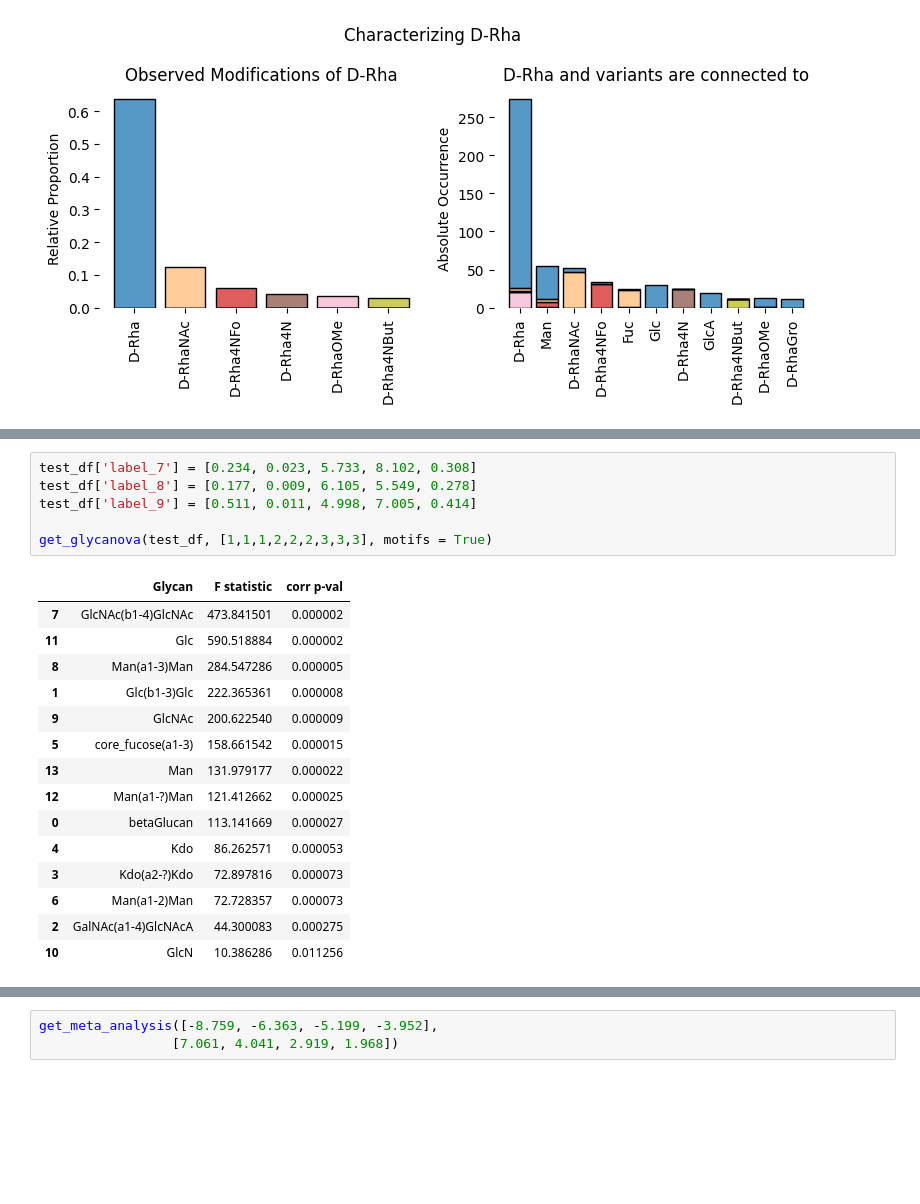
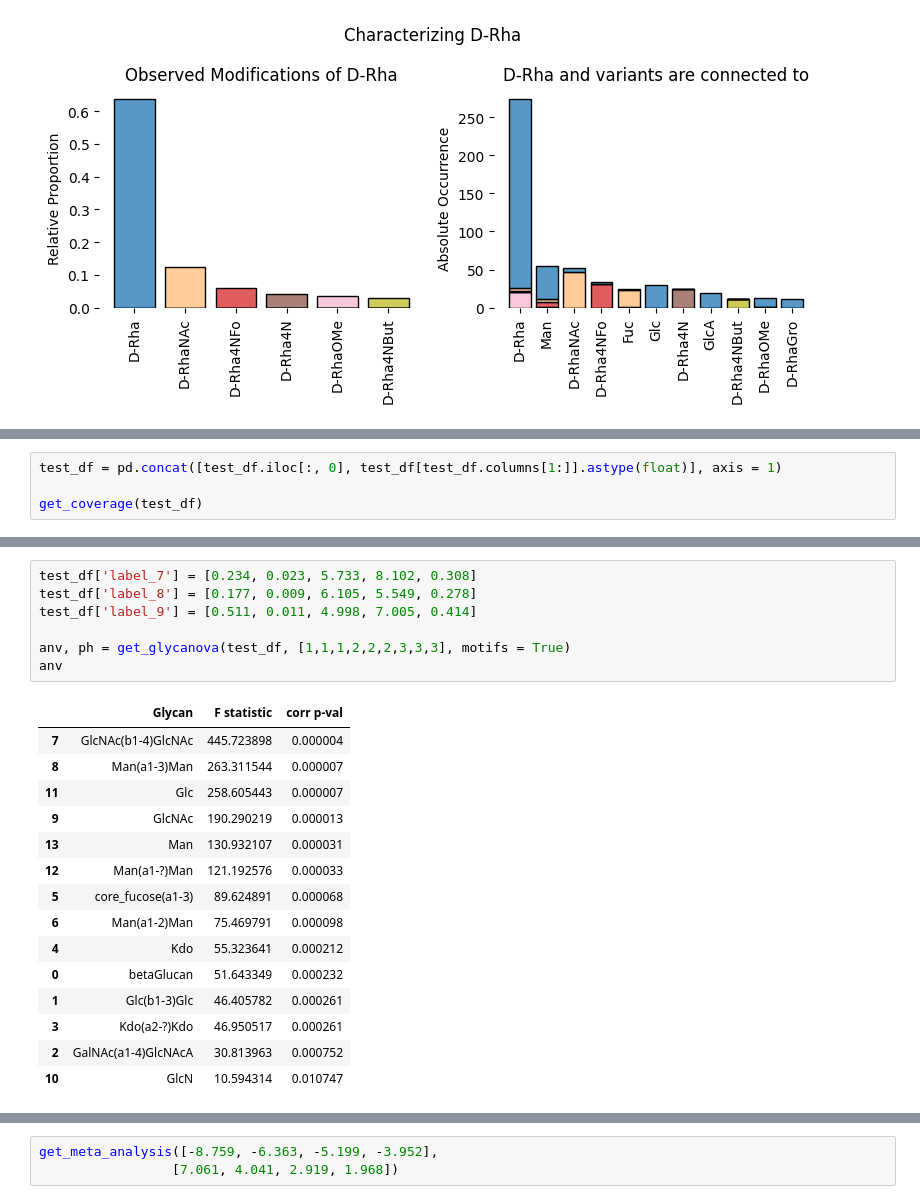
Before and after one commit to BojarLab/glycowork, a Jupyter notebook: _proc/03_motif.ipynb, the cells around one changed output, grey strips where cells are left out. Saved outputs shown, nothing was run; the diff lists cells and outputs as text; blank space fills up the shorter version.

```diff
--- a/_proc/03_motif.ipynb
+++ b/_proc/03_motif.ipynb
@@ -376,0 +396,4 @@ get_volcano(test_df, group1 = [4,5,6], group2 = [1,2,3],
+# %%
+test_df = pd.concat([test_df.iloc[:, 0], test_df[test_df.columns[1:]].astype(float)], axis = 1)
+
+get_coverage(test_df)
@@ -402,25 +518,26 @@ Calculate an ANOVA for each glycan (or motif) in the DataFrame
 # %%
 test_df['label_7'] = [0.234, 0.023, 5.733, 8.102, 0.308]
 test_df['label_8'] = [0.177, 0.009, 6.105, 5.549, 0.278]
 test_df['label_9'] = [0.511, 0.011, 4.998, 7.005, 0.414]
 
-get_glycanova(test_df, [1,1,1,2,2,2,3,3,3], motifs = True)
+anv, ph = get_glycanova(test_df, [1,1,1,2,2,2,3,3,3], motifs = True)
+anv
 # %% [output]
 |  | Glycan | F statistic | corr p-val |
-| 7 | GlcNAc(b1-4)GlcNAc | 473.841501 | 0.000002 |
-| 11 | Glc | 590.518884 | 0.000002 |
-| 8 | Man(a1-3)Man | 284.547286 | 0.000005 |
-| 1 | Glc(b1-3)Glc | 222.365361 | 0.000008 |
-| 9 | GlcNAc | 200.622540 | 0.000009 |
-| 5 | core_fucose(a1-3) | 158.661542 | 0.000015 |
-| 13 | Man | 131.979177 | 0.000022 |
-| 12 | Man(a1-?)Man | 121.412662 | 0.000025 |
-| 0 | betaGlucan | 113.141669 | 0.000027 |
-| 4 | Kdo | 86.262571 | 0.000053 |
-| 3 | Kdo(a2-?)Kdo | 72.897816 | 0.000073 |
-| 6 | Man(a1-2)Man | 72.728357 | 0.000073 |
-| 2 | GalNAc(a1-4)GlcNAcA | 44.300083 | 0.000275 |
-| 10 | GlcN | 10.386286 | 0.011256 |
+| 7 | GlcNAc(b1-4)GlcNAc | 445.723898 | 0.000004 |
+| 8 | Man(a1-3)Man | 263.311544 | 0.000007 |
+| 11 | Glc | 258.605443 | 0.000007 |
+| 9 | GlcNAc | 190.290219 | 0.000013 |
+| 13 | Man | 130.932107 | 0.000031 |
+| 12 | Man(a1-?)Man | 121.192576 | 0.000033 |
+| 5 | core_fucose(a1-3) | 89.624891 | 0.000068 |
+| 6 | Man(a1-2)Man | 75.469791 | 0.000098 |
+| 4 | Kdo | 55.323641 | 0.000212 |
+| 0 | betaGlucan | 51.643349 | 0.000232 |
+| 1 | Glc(b1-3)Glc | 46.405782 | 0.000261 |
+| 3 | Kdo(a2-?)Kdo | 46.950517 | 0.000261 |
+| 2 | GalNAc(a1-4)GlcNAcA | 30.813963 | 0.000752 |
+| 10 | GlcN | 10.594314 | 0.010747 |
 # %%
 #| echo: false
 #| output: asis
```
Also changed, not shown: parts of 22 cells of this notebook, 19 other files.
